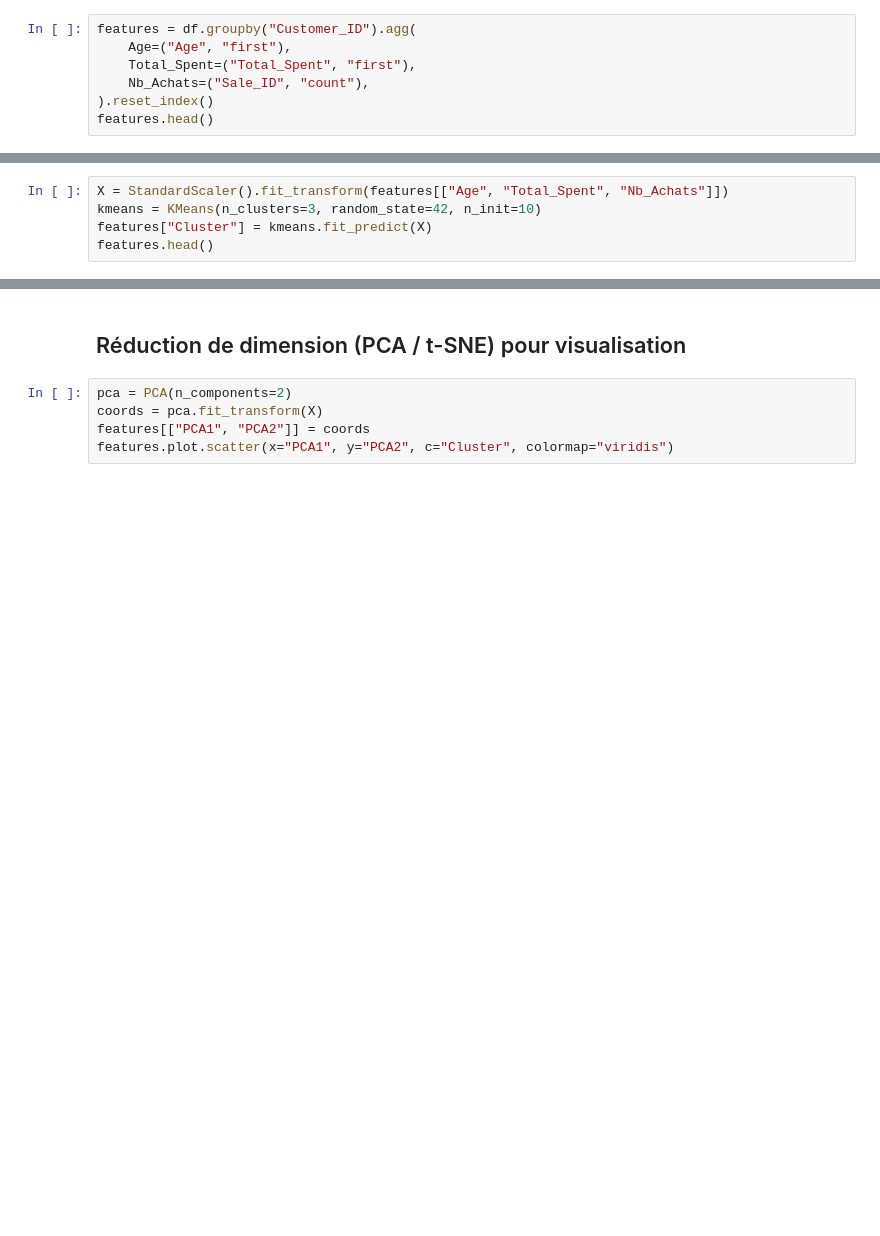
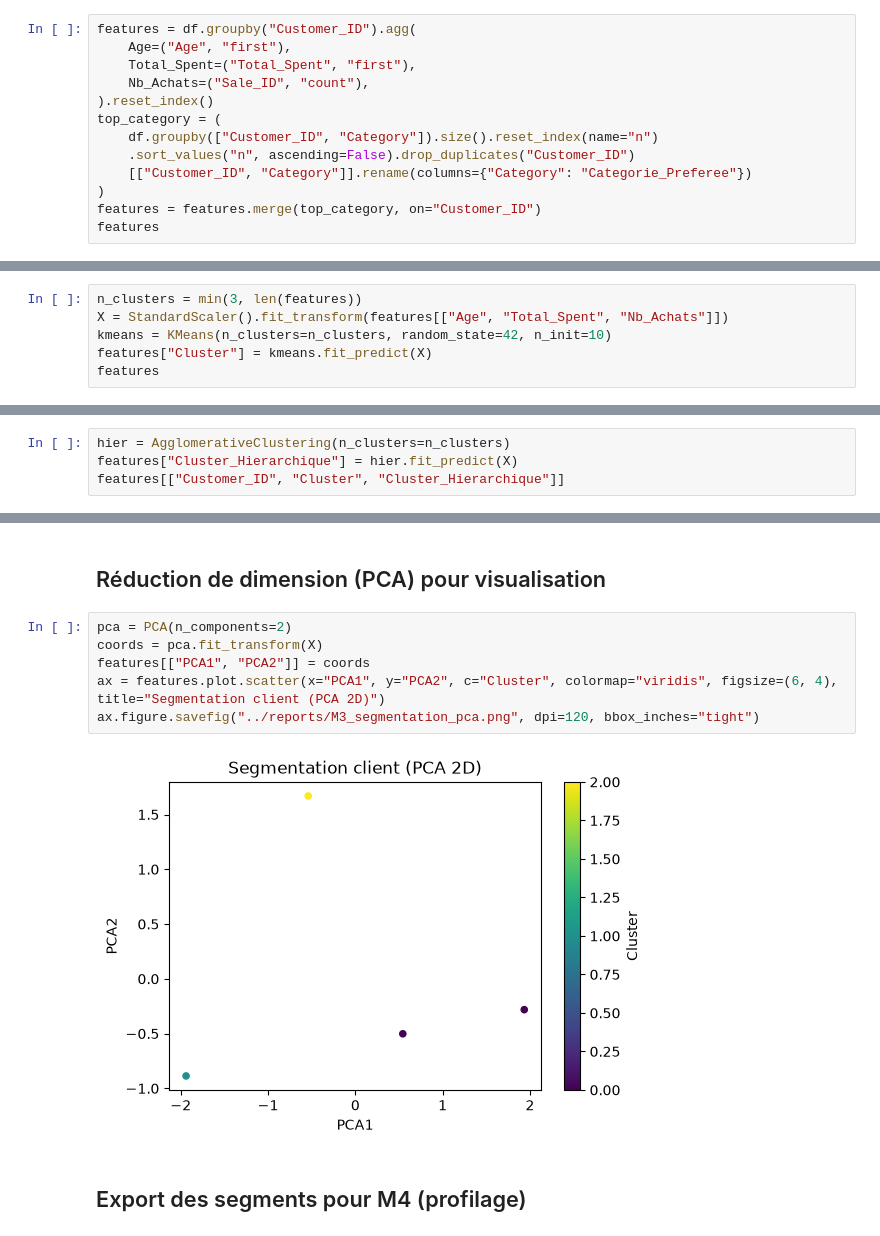
Before and after one commit to N-H4rY/analyse-optimisation-marketing, a Jupyter notebook: notebooks/M3_segmentation_client.ipynb, the cells around one changed output, grey strips where cells are left out. Saved outputs shown, nothing was run; the diff lists cells and outputs as text; blank space fills up the shorter version.

```diff
--- a/notebooks/M3_segmentation_client.ipynb
+++ b/notebooks/M3_segmentation_client.ipynb
@@ -24,4 +32,10 @@ features = df.groupby("Customer_ID").agg(
     Total_Spent=("Total_Spent", "first"),
     Nb_Achats=("Sale_ID", "count"),
 ).reset_index()
-features.head()
+top_category = (
+    df.groupby(["Customer_ID", "Category"]).size().reset_index(name="n")
+    .sort_values("n", ascending=False).drop_duplicates("Customer_ID")
+    [["Customer_ID", "Category"]].rename(columns={"Category": "Categorie_Preferee"})
+)
+features = features.merge(top_category, on="Customer_ID")
+features
@@ -30,5 +50,6 @@ features.head()
 # %%
+n_clusters = min(3, len(features))
 X = StandardScaler().fit_transform(features[["Age", "Total_Spent", "Nb_Achats"]])
-kmeans = KMeans(n_clusters=3, random_state=42, n_init=10)
+kmeans = KMeans(n_clusters=n_clusters, random_state=42, n_init=10)
 features["Cluster"] = kmeans.fit_predict(X)
-features.head()
+features
@@ -34,0 +64,4 @@ features.head()
+# %%
+hier = AgglomerativeClustering(n_clusters=n_clusters)
+features["Cluster_Hierarchique"] = hier.fit_predict(X)
+features[["Customer_ID", "Cluster", "Cluster_Hierarchique"]]
@@ -35,7 +74,12 @@ features.head()
 # %% [markdown]
-## Réduction de dimension (PCA / t-SNE) pour visualisation
+## Réduction de dimension (PCA) pour visualisation
 # %%
 pca = PCA(n_components=2)
 coords = pca.fit_transform(X)
 features[["PCA1", "PCA2"]] = coords
-features.plot.scatter(x="PCA1", y="PCA2", c="Cluster", colormap="viridis")
+ax = features.plot.scatter(x="PCA1", y="PCA2", c="Cluster", colormap="viridis", figsize=(6, 4), title="Segmentation client (PCA 2D)")
+ax.figure.savefig("../reports/M3_segmentation_pca.png", dpi=120, bbox_inches="tight")
+# %% [output]
+[figure, added]
+# %% [markdown]
+## Export des segments pour M4 (profilage)
```
Also changed, not shown: parts of 10 cells of this notebook, 8 other files.
